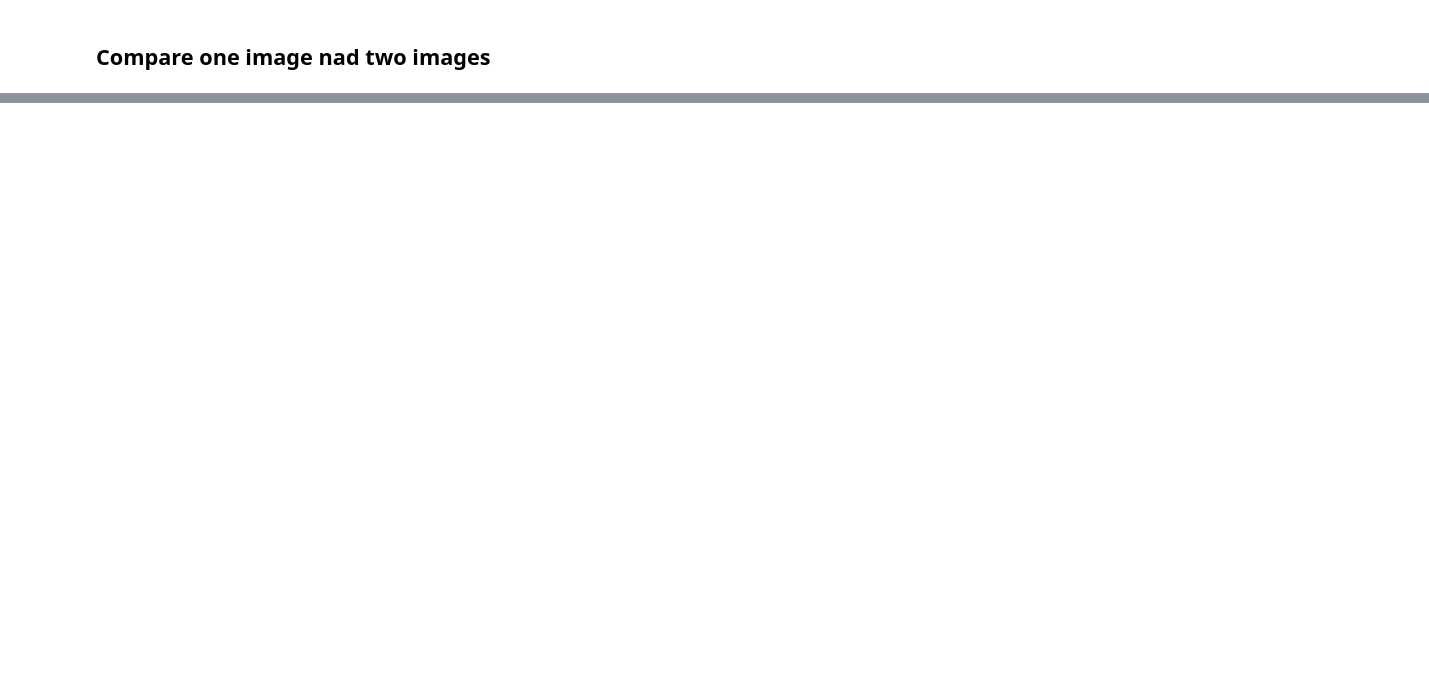
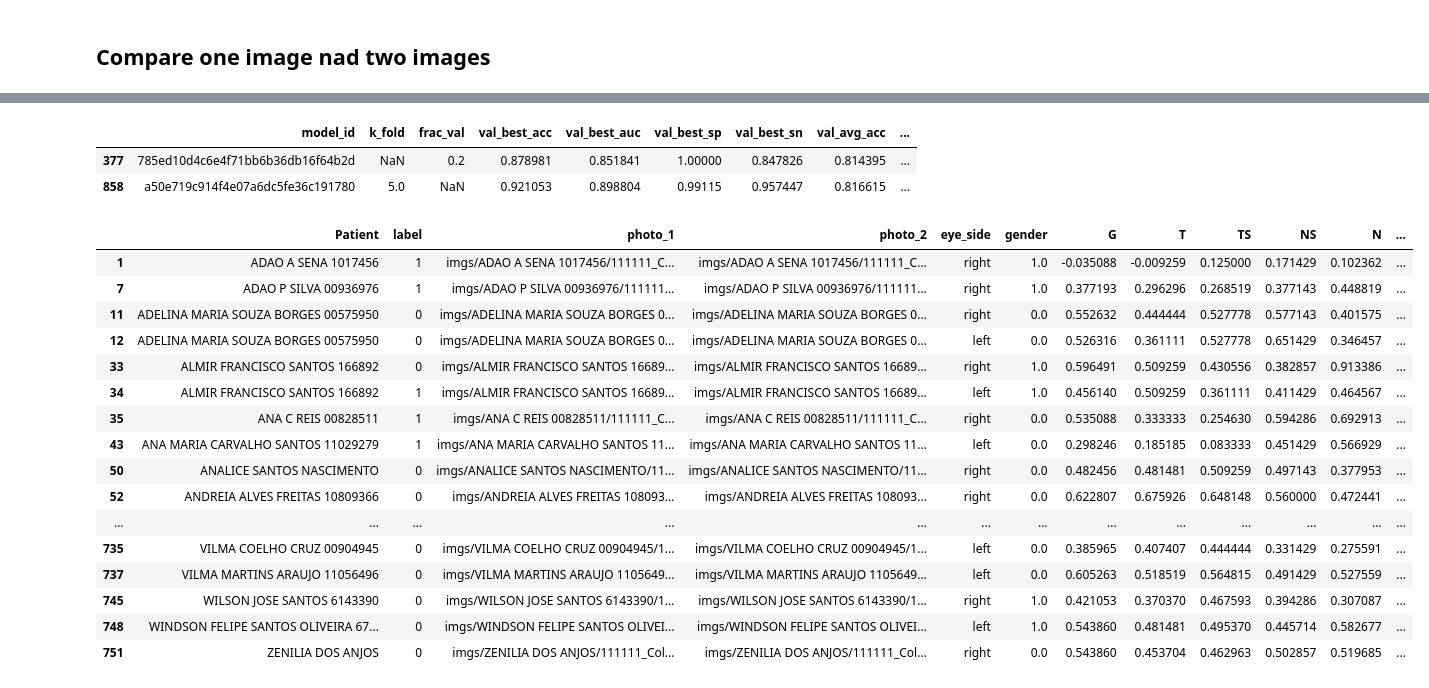
Before and after one commit to FelipeMarcelino/glaucoma, a Jupyter notebook: notebooks/shap.ipynb, the cells around one changed output, grey strips where cells are left out. Cells and saved outputs as stored; diff of their text form; code cells hidden in the pictures; blank space fills up the shorter version.

```diff
--- a/notebooks/shap.ipynb
+++ b/notebooks/shap.ipynb
@@ -203,3 +231,38 @@ model_2 = "a50e719c914f4e07a6dc5fe36c191780"
+# %%
+summary[summary["model_id"].isin([model_1,model_2])]
+# %% [output]
+|  | model_id | k_fold | frac_val | val_best_acc | val_best_auc | val_best_sp | val_best_sn | val_avg_acc | ... |
+| 377 | 785ed10d4c6e4f71bb6b36db16f64b2d | NaN | 0.2 | 0.878981 | 0.851841 | 1.00000 | 0.847826 | 0.814395 | ... |
+| 858 | a50e719c914f4e07a6dc5fe36c191780 | 5.0 | NaN | 0.921053 | 0.898804 | 0.99115 | 0.957447 | 0.816615 | ... |
 # %%
-with open(r"../models/785ed10d4c6e4f71bb6b36db16f64b2d/model_balanced_shap_values_dict_oos.pkl", "rb") as f:
+with open(r"../models/785ed10d4c6e4f71bb6b36db16f64b2d/model_balanced_shap_values_dict_val.pkl", "rb") as f:
     shap_model_1 = pickle.load(f)
+
+with open(r"../models/a50e719c914f4e07a6dc5fe36c191780/model_fold_1_balanced_shap_values_dict_val.pkl", "rb") as f:
+    shap_model_2 = pickle.load(f)
+
+val_loader_1  = torch.load("../models/785ed10d4c6e4f71bb6b36db16f64b2d/val_dataloader" + ".pth")
+val_loader_2  = torch.load("../models/a50e719c914f4e07a6dc5fe36c191780/val_dataloader" + "_fold_1.pth")
+# %%
+dataset_1_df = val_loader_1.dataset.glaucoma_data
+dataset_2_df = val_loader_2.dataset.glaucoma_data
+# %%
+dataset_1_df
+# %% [output]
+|  | Patient | label | photo_1 | photo_2 | eye_side | gender | G | T | TS | NS | N | ... |
+| 1 | ADAO A SENA 1017456 | 1 | imgs/ADAO A SENA 1017456/111111_C... | imgs/ADAO A SENA 1017456/111111_C... | right | 1.0 | -0.035088 | -0.009259 | 0.125000 | 0.171429 | 0.102362 | ... |
+| 7 | ADAO P SILVA 00936976 | 1 | imgs/ADAO P SILVA 00936976/111111... | imgs/ADAO P SILVA 00936976/111111... | right | 1.0 | 0.377193 | 0.296296 | 0.268519 | 0.377143 | 0.448819 | ... |
+| 11 | ADELINA MARIA SOUZA BORGES 00575950 | 0 | imgs/ADELINA MARIA SOUZA BORGES 0... | imgs/ADELINA MARIA SOUZA BORGES 0... | right | 0.0 | 0.552632 | 0.444444 | 0.527778 | 0.577143 | 0.401575 | ... |
+| 12 | ADELINA MARIA SOUZA BORGES 00575950 | 0 | imgs/ADELINA MARIA SOUZA BORGES 0... | imgs/ADELINA MARIA SOUZA BORGES 0... | left | 0.0 | 0.526316 | 0.361111 | 0.527778 | 0.651429 | 0.346457 | ... |
+| 33 | ALMIR FRANCISCO SANTOS 166892 | 0 | imgs/ALMIR FRANCISCO SANTOS 16689... | imgs/ALMIR FRANCISCO SANTOS 16689... | right | 1.0 | 0.596491 | 0.509259 | 0.430556 | 0.382857 | 0.913386 | ... |
+| 34 | ALMIR FRANCISCO SANTOS 166892 | 1 | imgs/ALMIR FRANCISCO SANTOS 16689... | imgs/ALMIR FRANCISCO SANTOS 16689... | left | 1.0 | 0.456140 | 0.509259 | 0.361111 | 0.411429 | 0.464567 | ... |
+| 35 | ANA C REIS 00828511 | 1 | imgs/ANA C REIS 00828511/111111_C... | imgs/ANA C REIS 00828511/111111_C... | right | 0.0 | 0.535088 | 0.333333 | 0.254630 | 0.594286 | 0.692913 | ... |
+| 43 | ANA MARIA CARVALHO SANTOS 11029279 | 1 | imgs/ANA MARIA CARVALHO SANTOS 11... | imgs/ANA MARIA CARVALHO SANTOS 11... | left | 0.0 | 0.298246 | 0.185185 | 0.083333 | 0.451429 | 0.566929 | ... |
+| 50 | ANALICE SANTOS NASCIMENTO | 0 | imgs/ANALICE SANTOS NASCIMENTO/11... | imgs/ANALICE SANTOS NASCIMENTO/11... | right | 0.0 | 0.482456 | 0.481481 | 0.509259 | 0.497143 | 0.377953 | ... |
+| 52 | ANDREIA ALVES FREITAS 10809366 | 0 | imgs/ANDREIA ALVES FREITAS 108093... | imgs/ANDREIA ALVES FREITAS 108093... | right | 0.0 | 0.622807 | 0.675926 | 0.648148 | 0.560000 | 0.472441 | ... |
+| ... | ... | ... | ... | ... | ... | ... | ... | ... | ... | ... | ... | ... |
+| 735 | VILMA COELHO CRUZ 00904945 | 0 | imgs/VILMA COELHO CRUZ 00904945/1... | imgs/VILMA COELHO CRUZ 00904945/1... | left | 0.0 | 0.385965 | 0.407407 | 0.444444 | 0.331429 | 0.275591 | ... |
+| 737 | VILMA MARTINS ARAUJO 11056496 | 0 | imgs/VILMA MARTINS ARAUJO 1105649... | imgs/VILMA MARTINS ARAUJO 1105649... | left | 0.0 | 0.605263 | 0.518519 | 0.564815 | 0.491429 | 0.527559 | ... |
+| 745 | WILSON JOSE SANTOS 6143390 | 0 | imgs/WILSON JOSE SANTOS 6143390/1... | imgs/WILSON JOSE SANTOS 6143390/1... | right | 1.0 | 0.421053 | 0.370370 | 0.467593 | 0.394286 | 0.307087 | ... |
+| 748 | WINDSON FELIPE SANTOS OLIVEIRA 67... | 0 | imgs/WINDSON FELIPE SANTOS OLIVEI... | imgs/WINDSON FELIPE SANTOS OLIVEI... | left | 1.0 | 0.543860 | 0.481481 | 0.495370 | 0.445714 | 0.582677 | ... |
+| 751 | ZENILIA DOS ANJOS | 0 | imgs/ZENILIA DOS ANJOS/111111_Col... | imgs/ZENILIA DOS ANJOS/111111_Col... | right | 0.0 | 0.543860 | 0.453704 | 0.462963 | 0.502857 | 0.519685 | ... |
```
Also changed, not shown: parts of 18 cells of this notebook, 32 other files.
